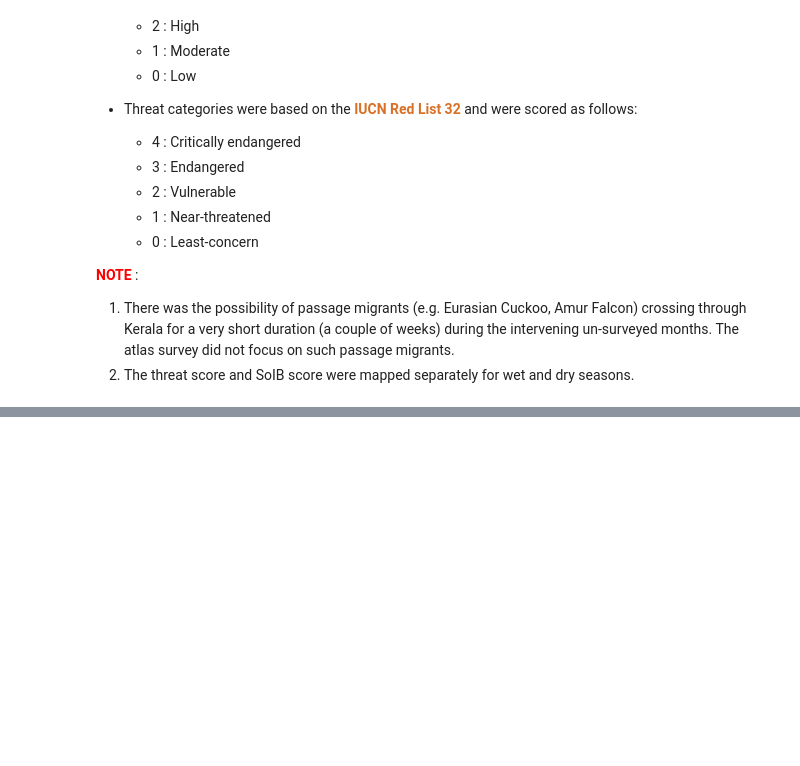
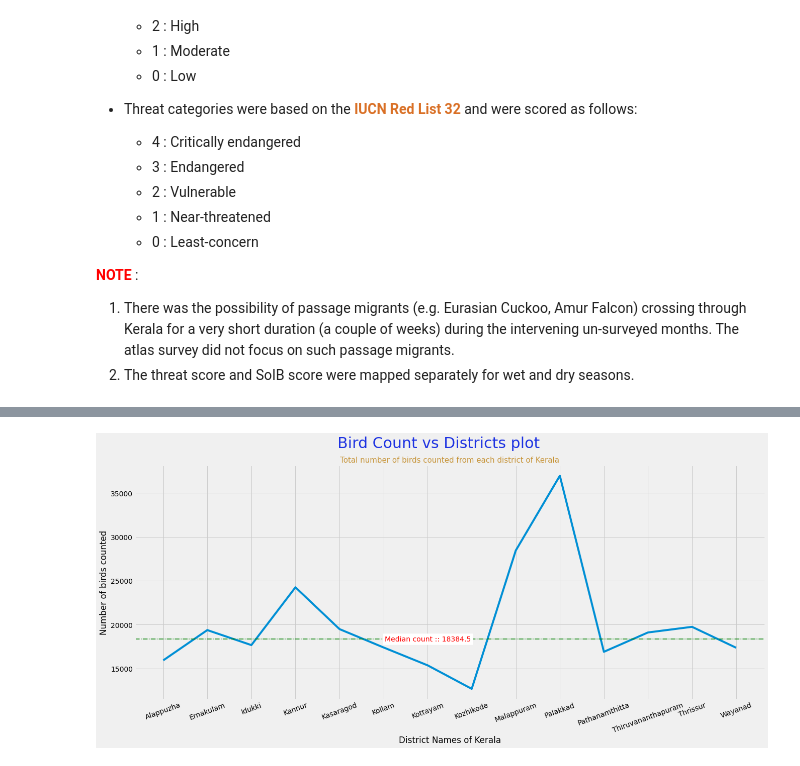
Before and after one commit to jishnukoliyadan/Kerala_Bird_Atlas, a Jupyter notebook: Kerala_Bird_Atlas.ipynb, the cells around one changed output, grey strips where cells are left out. Saved outputs shown, nothing was run; the diff lists cells and outputs as text; code cells hidden in the pictures; blank space fills up the shorter version.

```diff
--- a/Kerala_Bird_Atlas.ipynb
+++ b/Kerala_Bird_Atlas.ipynb
@@ -107,0 +450,14 @@ Reference : [StackoverFlow](https://stackoverflow.com/a/53956614), [GitHub](http
+# %%
+# Let's join 'kba_data_df' and 'kba_species_df' on 'Common_Name' for further analysis
+
+kba_species_set = set(kba_species_df.Common_Name.unique())
+kba_data_set = set(kba_data_df.Common_Name.unique())
+
+print(f"All the '{text_co.blue}kba_data_set{text_co.reset}' birds present in '{text_co.blue}kba_species_set{text_co.reset}' {text_co.red}? {text_co.blue}{len(kba_data_set) == len(kba_species_set)}{text_co.reset}\n")
+print(f'What is the diffence in bird count on these 2 data sets {text_co.red}? {text_co.red}:{text_co.reset} {text_co.blue}{len(kba_data_set) - len(kba_species_set)}{text_co.reset}\n')
+
+kba_species_data = kba_data_df.merge(kba_species_df, on = 'Common_Name')
+
+print(f'Shape of new joined data frame {text_co.red}:{text_co.reset} {text_co.blue}{kba_species_data.shape}{text_co.reset}\n')
+
+print(f'Current number of unique birds in joined dataframe {text_co.red}:{text_co.reset} {text_co.blue}{kba_species_data.Common_Name.nunique()}')
@@ -107,0 +472,19 @@ Reference : [StackoverFlow](https://stackoverflow.com/a/53956614), [GitHub](http
+# %%
+# https://stackoverflow.com/a/41924823
+
+district_wise_count = pd.DataFrame(kba_species_data.County.value_counts()).reset_index().rename(columns = {'index' : 'District_Name', 'County' : 'Bird_Count'}).sort_values('Bird_Count', ascending = True).reset_index(drop=True)
+median_count = district_wise_count.Bird_Count.median()
+
+plt.figure(figsize=(20,8))
+sns.lineplot(x = district_wise_count.District_Name, y= district_wise_count.Bird_Count)
+plt.suptitle('Bird Count vs Districts plot', fontsize = 30, c = '#1D32E2')
+plt.title('Total number of birds counted from each district of Kerala', fontsize = 15, c = '#C79438')
+plt.xlabel('District Names of Kerala')
+plt.ylabel('Number of birds counted')
+plt.xticks(rotation = 20)
+plt.axhline(median_count, c = 'g', linestyle = '-.', linewidth = 1.5)
+plt.text('Kottayam', median_count , f'Median count :: {median_count}', fontsize = 14, va = 'center', ha = 'center', backgroundcolor = 'w', c = 'r')
+
+plt.show()
+# %% [output]
+[figure, added]
```
Also changed, not shown: parts of 24 cells of this notebook.
